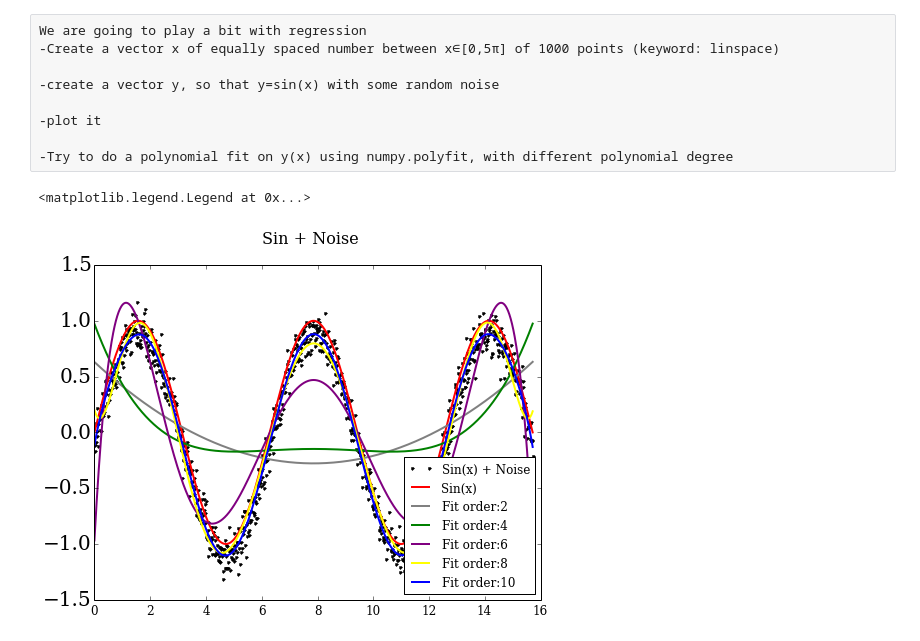
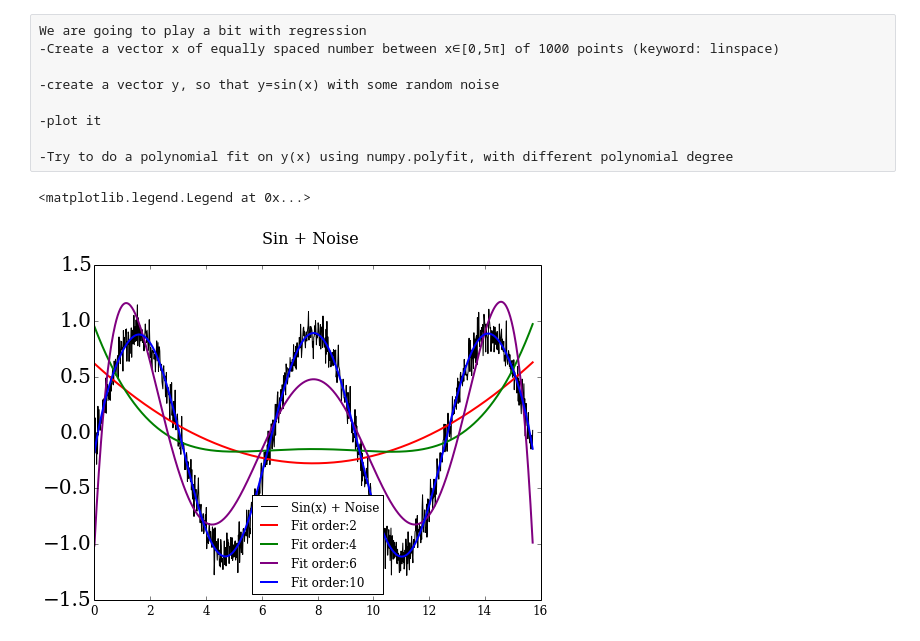
Before and after one commit to DTUWindEnergy/Python4WindEnergy, a Jupyter notebook: lesson 3/results/GFPE.ipynb, the cells around one changed output. Drawn from its saved outputs; the diff is of its cells as text; code cells hidden in the pictures.

Commit message:
Revert "Exercise about plotting with python"
This reverts commit 6cdb60f8cc77d39389064c31329060c8b3bfe83d.

```diff
--- a/lesson 3/results/GFPE.ipynb
+++ b/lesson 3/results/GFPE.ipynb
@@ -125,36 +125,33 @@ We are going to play a bit with regression
 # %%
 
 x= np.linspace(0, 5*math.pi, 1000)
 
 Y= np.sin(x)
 noise = np.random.normal(-0.1,0.1,1000)
 
 y=Y+noise
 
 fig, ax1 = plt.subplots(nrows=1, ncols=1, figsize=(8,6))
 fig.suptitle("Sin + Noise", fontsize=16)
-ax1.plot(x, y,color="black",lw=2, ls='*', marker='.', label="Sin(x) + Noise")
+ax1.plot(x, y,color="black", label="Sin(x) + Noise")
 
 z2 = np.polyfit(x,y,2)
 z4 = np.polyfit(x,y,4)
 z6 = np.polyfit(x,y,6)
-z8 = np.polyfit(x,y,8)
 z10 = np.polyfit(x,y,10)
 
 p2 = np.poly1d(z2)
 p4 = np.poly1d(z4)
 p6 = np.poly1d(z6)
-p8 = np.poly1d(z8)
 p10 = np.poly1d(z10)
 
-plt.plot(x,Y,color="red", linewidth=2.00,label="Sin(x)")
-plt.plot(x,p2(x),color="grey", linewidth=2.00,label="Fit order:2")
+
+plt.plot(x,p2(x),color="red", linewidth=2.00,label="Fit order:2")
 plt.plot(x,p4(x),color="green", linewidth=2.00,label="Fit order:4")
 plt.plot(x,p6(x),color="purple", linewidth=2.00,label="Fit order:6")
-plt.plot(x,p8(x),color="yellow", linewidth=2.00,label="Fit order:8")
 plt.plot(x,p10(x),color="blue", linewidth=2.00,label="Fit order:10")
 
 ax1.legend(fontsize=12, loc="best")
 # %% [output]
 <matplotlib.legend.Legend at 0x...>
-[figure, old version]
+[figure, new version]
```
Also changed, not shown: 1 other file.
